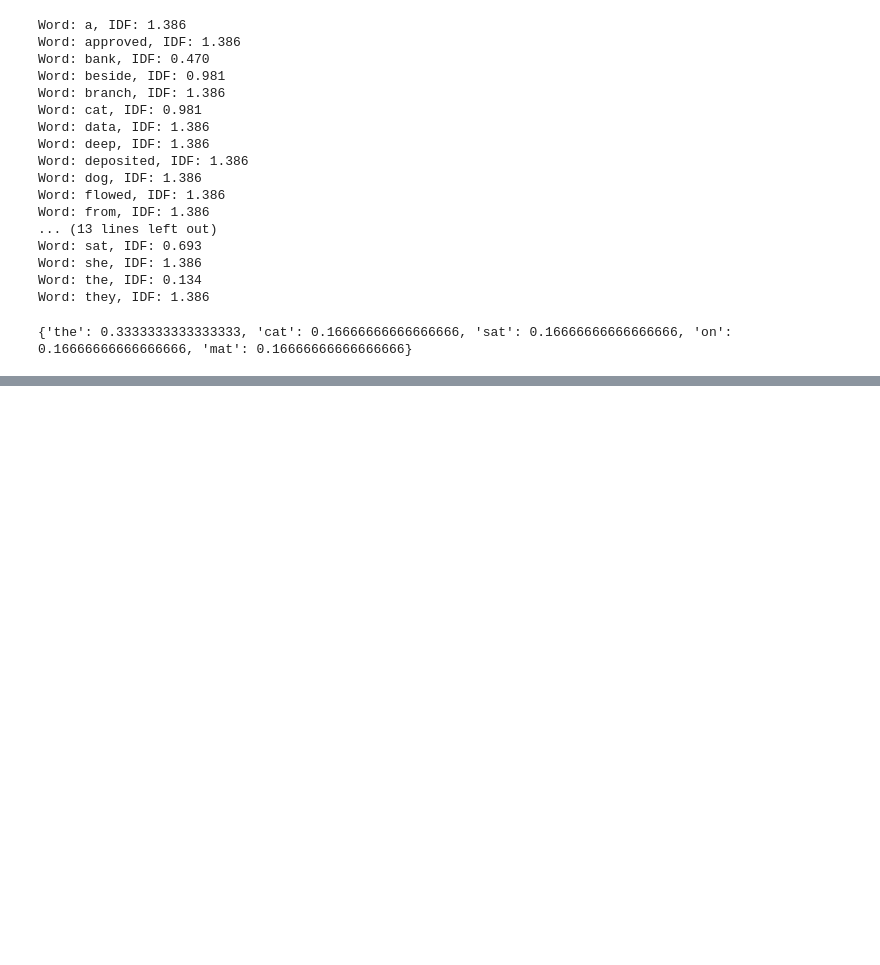
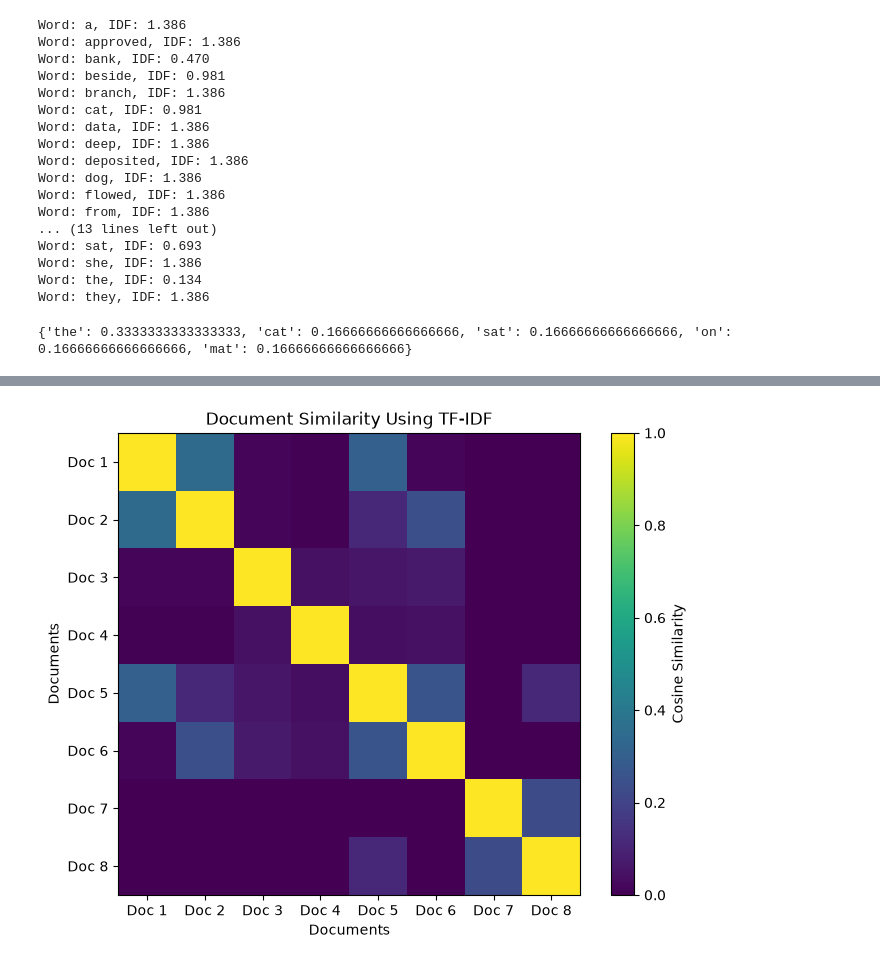
Before and after one commit to Mercy-Nzambi/context-understanding-nlp, a Jupyter notebook: notebooks/01_text_representation.ipynb, the cells around one changed output, grey strips where cells are left out. Saved outputs shown, nothing was run; the diff lists cells and outputs as text; code cells hidden in the pictures; blank space fills up the shorter version.

```diff
--- a/notebooks/01_text_representation.ipynb
+++ b/notebooks/01_text_representation.ipynb
@@ -204,0 +269,10 @@ print(scores)
+# %%
+num_documents = len(documents)
+
+similarity_matrix = np.zeros((num_documents, num_documents))
+
+for i in range(num_documents):
+    for j in range(num_documents):
+        similarity_matrix[i][j] = cosine_similarity(tfidf_matrix[i], tfidf_matrix[j])
+
+print(similarity_matrix)
@@ -204,0 +296,16 @@ print(scores)
+# %%
+import matplotlib.pyplot as plt
+
+plt.figure(figsize=(8, 6))
+plt.imshow(similarity_matrix)
+plt.colorbar(label='Cosine Similarity')
+plt.xticks(range(num_documents), [f'Doc {i+1}' for i in range(num_documents)])
+plt.yticks(range(num_documents), [f'Doc {i+1}' for i in range(num_documents)])
+
+plt.title("Document Similarity Using TF-IDF")
+plt.xlabel("Documents")
+plt.ylabel("Documents")
+
+plt.show()
+# %% [output]
+[figure, added]
```
Also changed, not shown: parts of 11 cells of this notebook, 1 other file.
